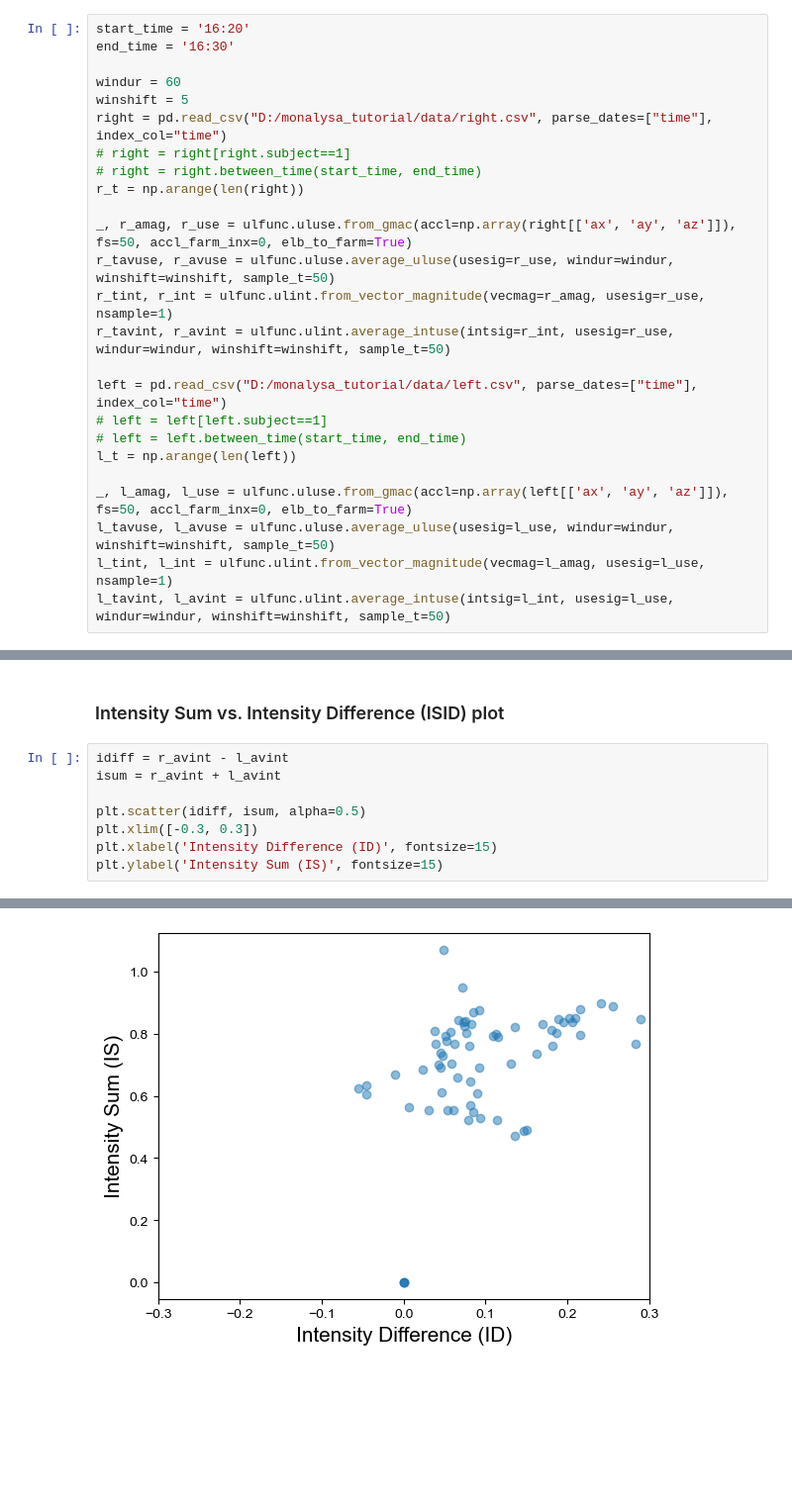
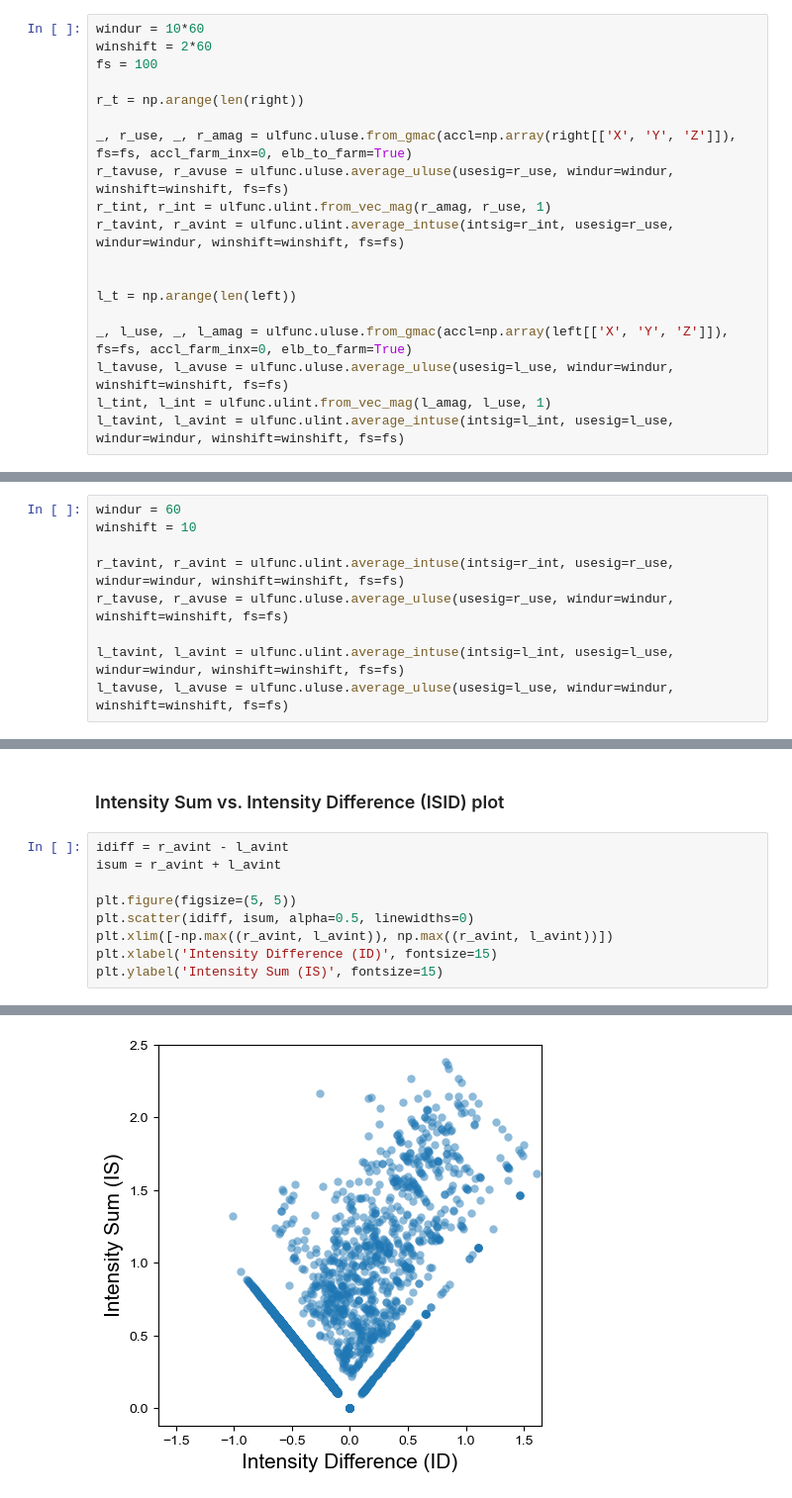
Before and after one commit to Tanya-Subash/monalysa-tutorial, a Jupyter notebook: notebooks/ulfunc_analysis.ipynb, the cells around one changed output, grey strips where cells are left out. Shown at 99% size. Drawn from its saved outputs; the diff is of its cells as text; blank space fills up the shorter version.

```diff
--- a/notebooks/ulfunc_analysis.ipynb
+++ b/notebooks/ulfunc_analysis.ipynb
@@ -30,25 +49,19 @@ plt.rcParams["mathtext.fontset"] = "dejavuserif"
 # %%
-start_time = '16:20'
-end_time = '16:30'
+windur = 10*60
+winshift = 2*60
+fs = 100
 
-windur = 60
-winshift = 5
-right = pd.read_csv("D:/monalysa_tutorial/data/right.csv", parse_dates=["time"], index_col="time")
-# right = right[right.subject==1]
-# right = right.between_time(start_time, end_time)
 r_t = np.arange(len(right))
 
-_, r_amag, r_use = ulfunc.uluse.from_gmac(accl=np.array(right[['ax', 'ay', 'az']]), fs=50, accl_farm_inx=0, elb_to_farm=True)
-r_tavuse, r_avuse = ulfunc.uluse.average_uluse(usesig=r_use, windur=windur, winshift=winshift, sample_t=50)
-r_tint, r_int = ulfunc.ulint.from_vector_magnitude(vecmag=r_amag, usesig=r_use, nsample=1)
-r_tavint, r_avint = ulfunc.ulint.average_intuse(intsig=r_int, usesig=r_use, windur=windur, winshift=winshift, sample_t=50)
+_, r_use, _, r_amag = ulfunc.uluse.from_gmac(accl=np.array(right[['X', 'Y', 'Z']]), fs=fs, accl_farm_inx=0, elb_to_farm=True)
+r_tavuse, r_avuse = ulfunc.uluse.average_uluse(usesig=r_use, windur=windur, winshift=winshift, fs=fs)
+r_tint, r_int = ulfunc.ulint.from_vec_mag(r_amag, r_use, 1)
+r_tavint, r_avint = ulfunc.ulint.average_intuse(intsig=r_int, usesig=r_use, windur=windur, winshift=winshift, fs=fs)
 
-left = pd.read_csv("D:/monalysa_tutorial/data/left.csv", parse_dates=["time"], index_col="time")
-# left = left[left.subject==1]
-# left = left.between_time(start_time, end_time)
+
 l_t = np.arange(len(left))
 
-_, l_amag, l_use = ulfunc.uluse.from_gmac(accl=np.array(left[['ax', 'ay', 'az']]), fs=50, accl_farm_inx=0, elb_to_farm=True)
-l_tavuse, l_avuse = ulfunc.uluse.average_uluse(usesig=l_use, windur=windur, winshift=winshift, sample_t=50)
-l_tint, l_int = ulfunc.ulint.from_vector_magnitude(vecmag=l_amag, usesig=l_use, nsample=1)
-l_tavint, l_avint = ulfunc.ulint.average_intuse(intsig=l_int, usesig=l_use, windur=windur, winshift=winshift, sample_t=50)
+_, l_use, _, l_amag = ulfunc.uluse.from_gmac(accl=np.array(left[['X', 'Y', 'Z']]), fs=fs, accl_farm_inx=0, elb_to_farm=True)
+l_tavuse, l_avuse = ulfunc.uluse.average_uluse(usesig=l_use, windur=windur, winshift=winshift, fs=fs)
+l_tint, l_int = ulfunc.ulint.from_vec_mag(l_amag, l_use, 1)
+l_tavint, l_avint = ulfunc.ulint.average_intuse(intsig=l_int, usesig=l_use, windur=windur, winshift=winshift, fs=fs)
@@ -107,5 +118,14 @@ plt.subplots_adjust(wspace=0.2, hspace=0.5)
 # %% [markdown]
 ## Use vs. Intensity (UI) plot
+# %%
+windur = 60
+winshift = 10
+
+r_tavint, r_avint = ulfunc.ulint.average_intuse(intsig=r_int, usesig=r_use, windur=windur, winshift=winshift, fs=fs)
+r_tavuse, r_avuse = ulfunc.uluse.average_uluse(usesig=r_use, windur=windur, winshift=winshift, fs=fs)
+
+l_tavint, l_avint = ulfunc.ulint.average_intuse(intsig=l_int, usesig=l_use, windur=windur, winshift=winshift, fs=fs)
+l_tavuse, l_avuse = ulfunc.uluse.average_uluse(usesig=l_use, windur=windur, winshift=winshift, fs=fs)
 # %%
 fig = plt.figure(figsize=(8, 4))
 plt.subplot(1, 2, 1)
@@ -159,11 +181,12 @@ plt.ylim([0, 0.6])
 # %%
 idiff = r_avint - l_avint
 isum = r_avint + l_avint
 
-plt.scatter(idiff, isum, alpha=0.5)
-plt.xlim([-0.3, 0.3])
+plt.figure(figsize=(5, 5))
+plt.scatter(idiff, isum, alpha=0.5, linewidths=0)
+plt.xlim([-np.max((r_avint, l_avint)), np.max((r_avint, l_avint))])
 plt.xlabel('Intensity Difference (ID)', fontsize=15)
 plt.ylabel('Intensity Sum (IS)', fontsize=15)
 # %% [output]
 Text(0, 0.5, 'Intensity Sum (IS)')
-[figure, old version]
+[figure, new version]
```
Also changed, not shown: parts of 11 cells of this notebook.
